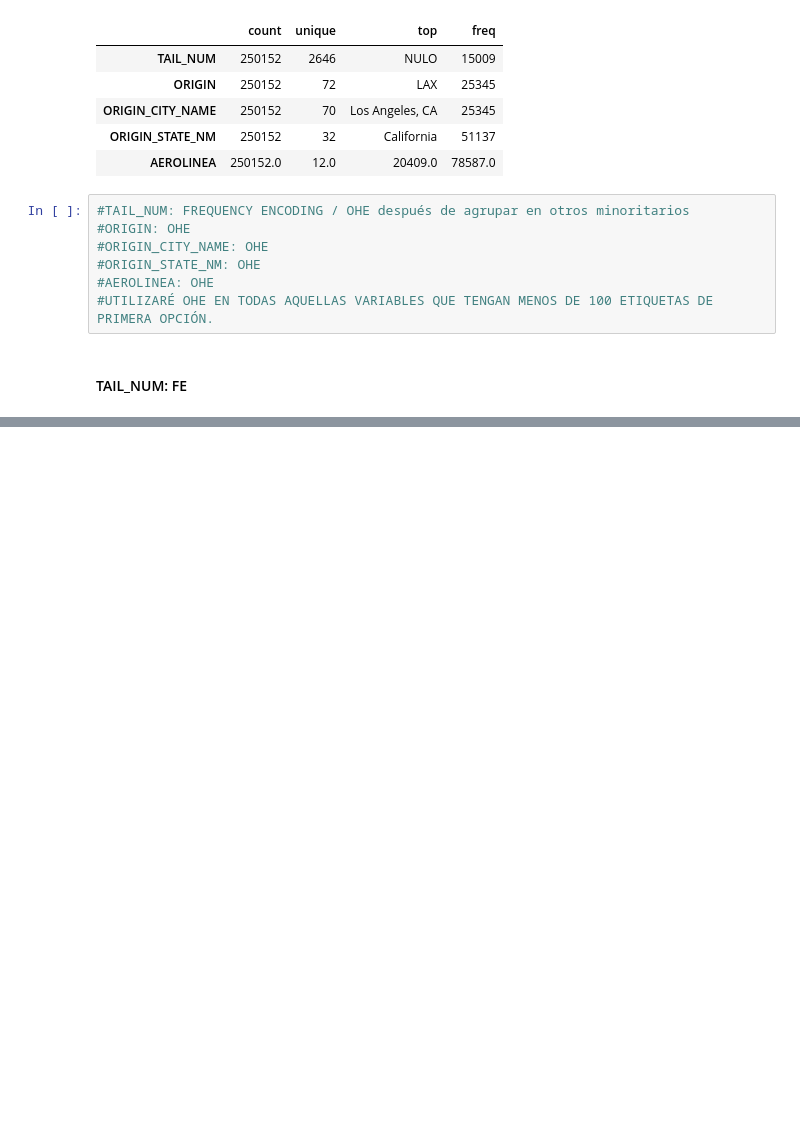
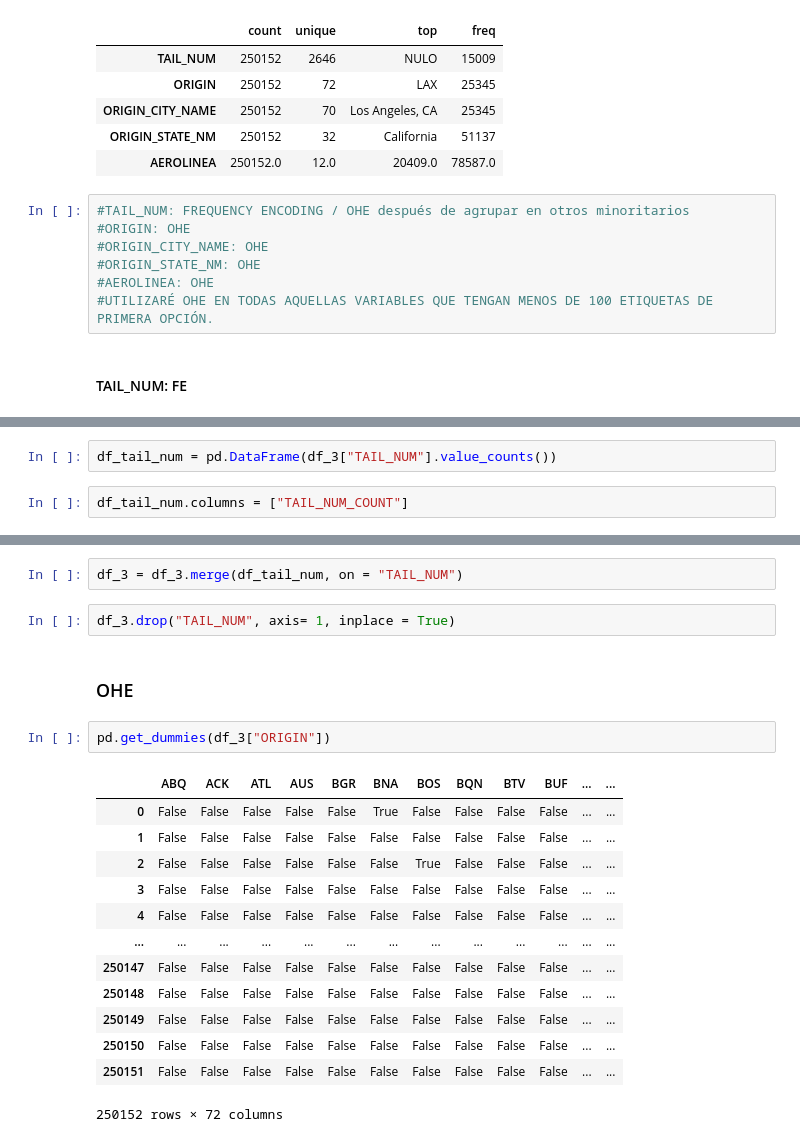
Before and after one commit to Nambu89/Supervised-Learning, a Jupyter notebook: Ejercicio_JFK.ipynb, the cells around one changed output, grey strips where cells are left out. Saved outputs shown, nothing was run; the diff lists cells and outputs as text; blank space fills up the shorter version.

Commit message:
ONE HOT ENCODING
Solo queda hacer el One Hot Encoding pero en vez de darme los valore como 0 y 1 me los da como False o True

```diff
--- a/Ejercicio_JFK.ipynb
+++ b/Ejercicio_JFK.ipynb
@@ -442,0 +455,4 @@ AttributeError: 'len' is not a valid function for 'DataFrameGroupBy' object
+# %%
+df_tail_num = pd.DataFrame(df_3["TAIL_NUM"].value_counts())
+# %%
+df_tail_num.columns = ["TAIL_NUM_COUNT"]
@@ -442,0 +478,22 @@ AttributeError: 'len' is not a valid function for 'DataFrameGroupBy' object
+# %%
+df_3 = df_3.merge(df_tail_num, on = "TAIL_NUM")
+# %%
+df_3.drop("TAIL_NUM", axis= 1, inplace = True)
+# %% [markdown]
+### OHE
+# %%
+pd.get_dummies(df_3["ORIGIN"])
+# %% [output]
+|  | ABQ | ACK | ATL | AUS | BGR | BNA | BOS | BQN | BTV | BUF | ... | ... |
+| 0 | False | False | False | False | False | True | False | False | False | False | ... | ... |
+| 1 | False | False | False | False | False | False | False | False | False | False | ... | ... |
+| 2 | False | False | False | False | False | False | True | False | False | False | ... | ... |
+| 3 | False | False | False | False | False | False | False | False | False | False | ... | ... |
+| 4 | False | False | False | False | False | False | False | False | False | False | ... | ... |
+| ... | ... | ... | ... | ... | ... | ... | ... | ... | ... | ... | ... | ... |
+| 250147 | False | False | False | False | False | False | False | False | False | False | ... | ... |
+| 250148 | False | False | False | False | False | False | False | False | False | False | ... | ... |
+| 250149 | False | False | False | False | False | False | False | False | False | False | ... | ... |
+| 250150 | False | False | False | False | False | False | False | False | False | False | ... | ... |
+| 250151 | False | False | False | False | False | False | False | False | False | False | ... | ... |
+250152 rows × 72 columns
```
Also changed, not shown: parts of 4 cells of this notebook.
